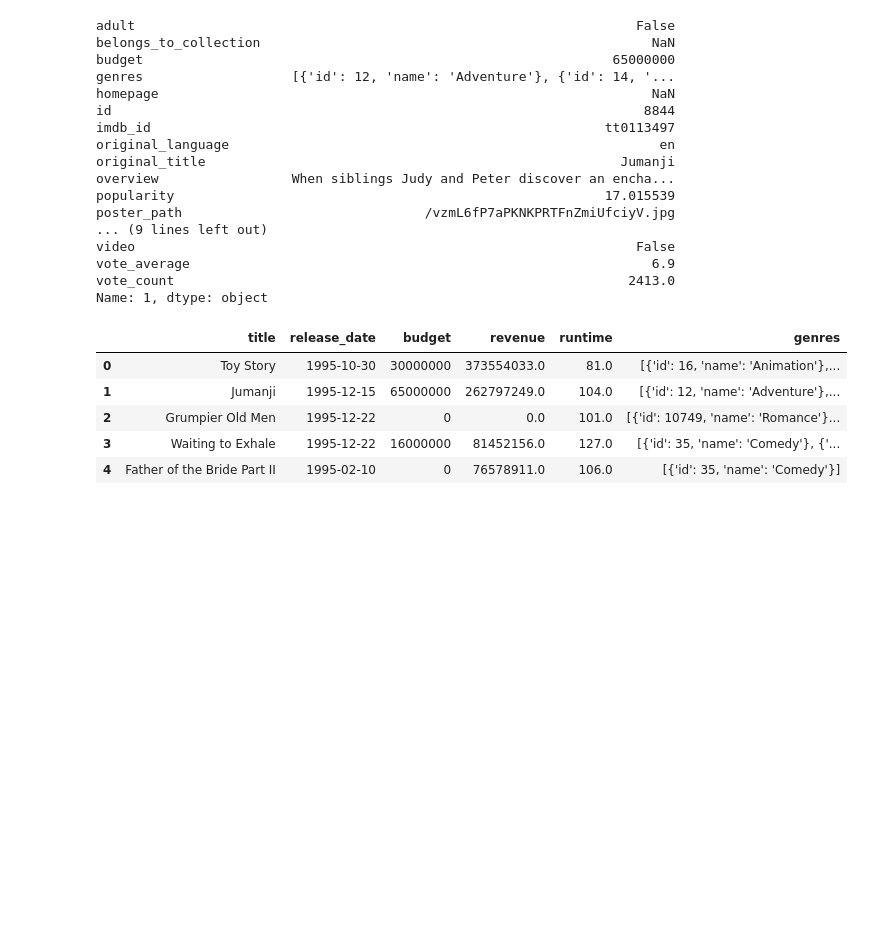
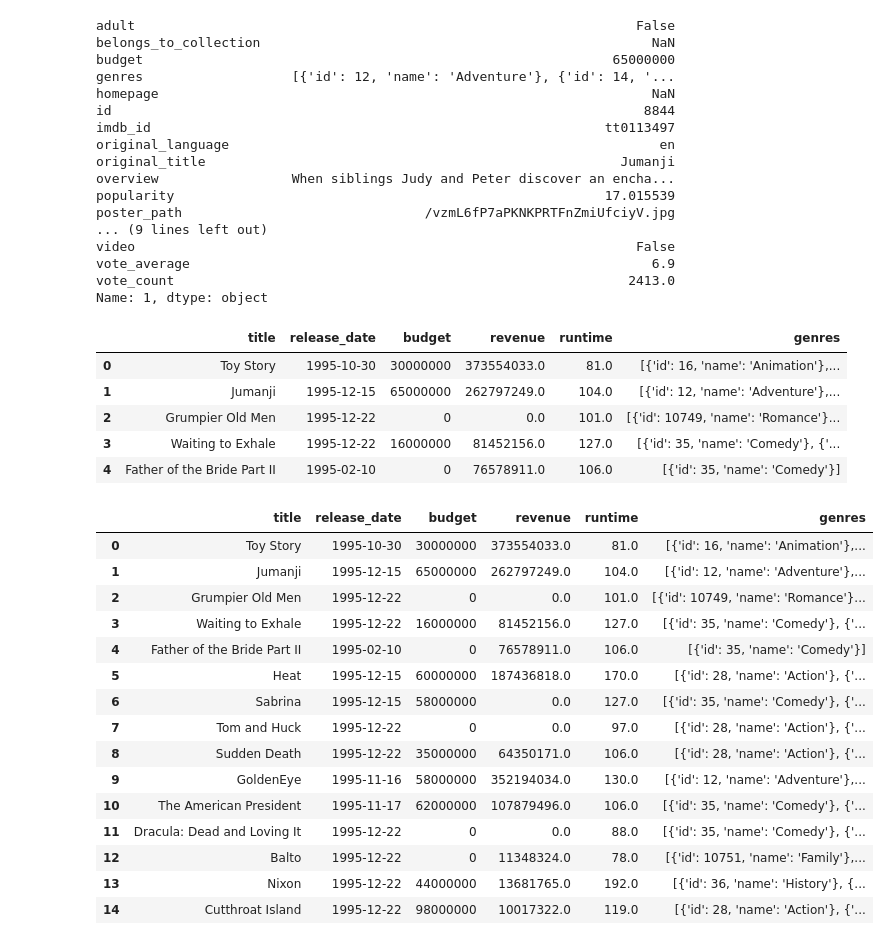
Before and after one commit to LeonardoSMSoares/Recommender-Systems-with-Python, a Jupyter notebook: Hands-On Recommendation Systems with Python/Chapter 2.ipynb, the cells around one changed output. Cells and saved outputs as stored; diff of their text form; code cells hidden in the pictures; blank space fills up the shorter version.

```diff
--- a/Hands-On Recommendation Systems with Python/Chapter 2.ipynb
+++ b/Hands-On Recommendation Systems with Python/Chapter 2.ipynb
@@ -81,3 +81,23 @@ small_df.head()
 | 2 | Grumpier Old Men | 1995-12-22 | 0 | 0.0 | 101.0 | [{'id': 10749, 'name': 'Romance'}... |
 | 3 | Waiting to Exhale | 1995-12-22 | 16000000 | 81452156.0 | 127.0 | [{'id': 35, 'name': 'Comedy'}, {'... |
 | 4 | Father of the Bride Part II | 1995-02-10 | 0 | 76578911.0 | 106.0 | [{'id': 35, 'name': 'Comedy'}] |
+# %%
+#Display the first 15 rows
+small_df.head(15)
+# %% [output]
+|  | title | release_date | budget | revenue | runtime | genres |
+| 0 | Toy Story | 1995-10-30 | 30000000 | 373554033.0 | 81.0 | [{'id': 16, 'name': 'Animation'},... |
+| 1 | Jumanji | 1995-12-15 | 65000000 | 262797249.0 | 104.0 | [{'id': 12, 'name': 'Adventure'},... |
+| 2 | Grumpier Old Men | 1995-12-22 | 0 | 0.0 | 101.0 | [{'id': 10749, 'name': 'Romance'}... |
+| 3 | Waiting to Exhale | 1995-12-22 | 16000000 | 81452156.0 | 127.0 | [{'id': 35, 'name': 'Comedy'}, {'... |
+| 4 | Father of the Bride Part II | 1995-02-10 | 0 | 76578911.0 | 106.0 | [{'id': 35, 'name': 'Comedy'}] |
+| 5 | Heat | 1995-12-15 | 60000000 | 187436818.0 | 170.0 | [{'id': 28, 'name': 'Action'}, {'... |
+| 6 | Sabrina | 1995-12-15 | 58000000 | 0.0 | 127.0 | [{'id': 35, 'name': 'Comedy'}, {'... |
+| 7 | Tom and Huck | 1995-12-22 | 0 | 0.0 | 97.0 | [{'id': 28, 'name': 'Action'}, {'... |
+| 8 | Sudden Death | 1995-12-22 | 35000000 | 64350171.0 | 106.0 | [{'id': 28, 'name': 'Action'}, {'... |
+| 9 | GoldenEye | 1995-11-16 | 58000000 | 352194034.0 | 130.0 | [{'id': 12, 'name': 'Adventure'},... |
+| 10 | The American President | 1995-11-17 | 62000000 | 107879496.0 | 106.0 | [{'id': 35, 'name': 'Comedy'}, {'... |
+| 11 | Dracula: Dead and Loving It | 1995-12-22 | 0 | 0.0 | 88.0 | [{'id': 35, 'name': 'Comedy'}, {'... |
+| 12 | Balto | 1995-12-22 | 0 | 11348324.0 | 78.0 | [{'id': 10751, 'name': 'Family'},... |
+| 13 | Nixon | 1995-12-22 | 44000000 | 13681765.0 | 192.0 | [{'id': 36, 'name': 'History'}, {... |
+| 14 | Cutthroat Island | 1995-12-22 | 98000000 | 10017322.0 | 119.0 | [{'id': 28, 'name': 'Action'}, {'... |
```
Also changed, not shown: parts of 15 cells of this notebook, 1 other file.
